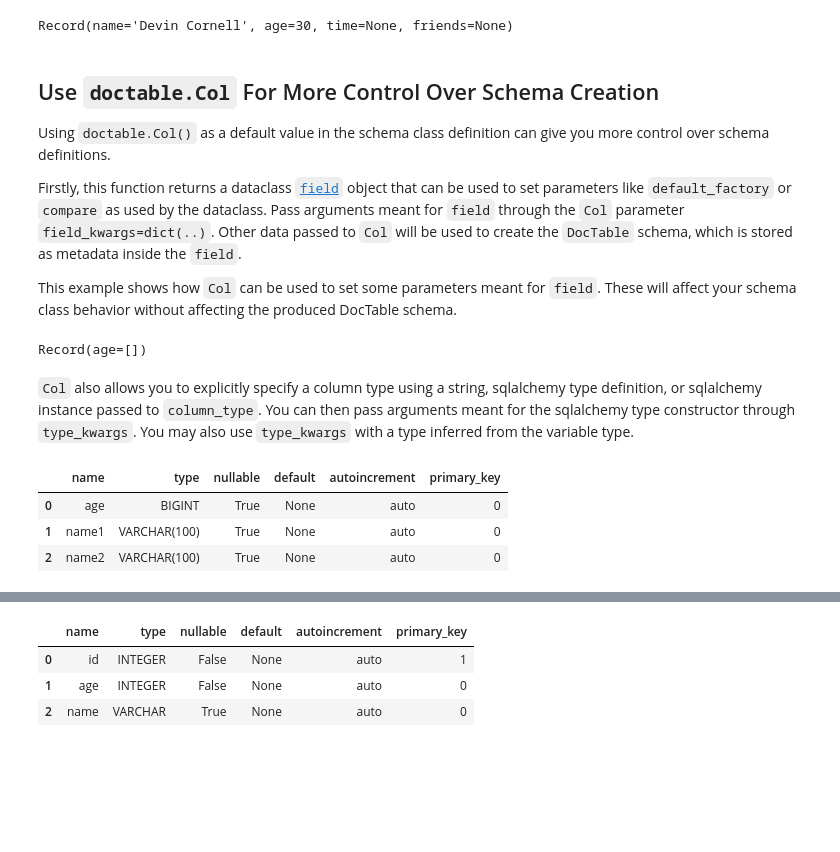
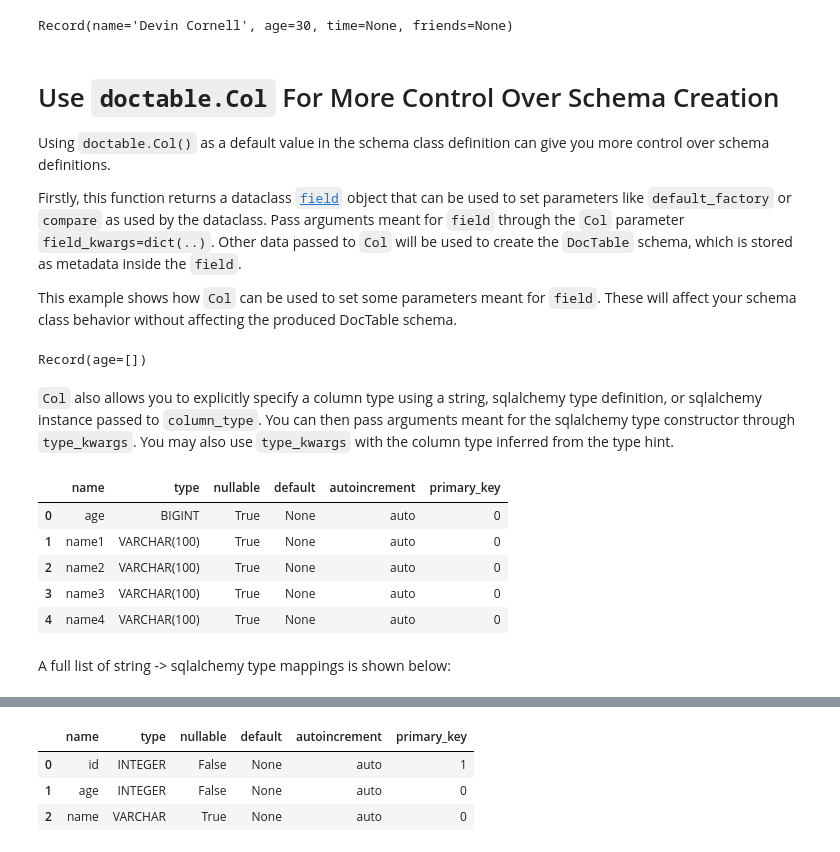
Before and after one commit to devincornell/doctable, a Jupyter notebook: examples/doctable_schema.ipynb, the cells around one changed output, grey strips where cells are left out. Drawn from its saved outputs; the diff is of its cells as text; code cells hidden in the pictures; blank space fills up the shorter version.

Commit message:
finished schemas guide!!

```diff
--- a/examples/doctable_schema.ipynb
+++ b/examples/doctable_schema.ipynb
@@ -111,7 +111,7 @@ Record('Devin Cornell', 30)
 # %% [output]
 Record(name='Devin Cornell', age=30, time=None, friends=None)
 # %% [markdown]
-## Use `doctable.Col` For More Control Over Schema Creation
+# Use `doctable.Col` For More Control Over Schema Creation
 
 Using `doctable.Col()` as a default value in the schema class definition can give you more control over schema definitions.
 
@@ -129,26 +129,32 @@ Record()
 # %% [output]
 Record(age=[])
 # %% [markdown]
-`Col` also allows you to explicitly specify a column type using a string, sqlalchemy type definition, or sqlalchemy instance passed to `column_type`. You can then pass arguments meant for the sqlalchemy type constructor through `type_kwargs`. You may also use `type_kwargs` with a type inferred from the variable type.
+`Col` also allows you to explicitly specify a column type using a string, sqlalchemy type definition, or sqlalchemy instance passed to `column_type`. You can then pass arguments meant for the sqlalchemy type constructor through `type_kwargs`. You may also use `type_kwargs` with the column type inferred from the type hint.
 # %%
 import sqlalchemy
 
 @doctable.schema
 class Record:
     __slots__ = []
 
     # providing only the type as first argument
     age: int = doctable.Col(sqlalchemy.BigInteger)
 
     # these are all quivalent
     name1: str = doctable.Col(type_kwargs=dict(length=100)) # infers type from type hint
-    name1: str = doctable.Col(sqlalchemy.String, type_kwargs=dict(length=100)) # accepts provided type sqlalchemy.String, pass parameters through type_kwargs
-    name2: str = doctable.Col(sqlalchemy.String(length=100)) # accepts type instance (no need for type_kwargs this way)
+    name2: str = doctable.Col(sqlalchemy.String, type_kwargs=dict(length=100)) # accepts provided type sqlalchemy.String, pass parameters through type_kwargs
+    name3: str = doctable.Col(sqlalchemy.String(length=100)) # accepts type instance (no need for type_kwargs this way)
+    name4: str = doctable.Col('string', type_kwargs=dict(length=100))
+
 
 # the schema that would result from this dataclass:
 doctable.DocTable(target=':memory:', schema=Record).schema_table()
 # %% [output]
 |  | name | type | nullable | default | autoincrement | primary_key |
 | 0 | age | BIGINT | True | None | auto | 0 |
 | 1 | name1 | VARCHAR(100) | True | None | auto | 0 |
 | 2 | name2 | VARCHAR(100) | True | None | auto | 0 |
+| 3 | name3 | VARCHAR(100) | True | None | auto | 0 |
+| 4 | name4 | VARCHAR(100) | True | None | auto | 0 |
+# %% [markdown]
+A full list of string -> sqlalchemy type mappings is shown below:
```
Also changed, not shown: parts of 14 cells of this notebook.
